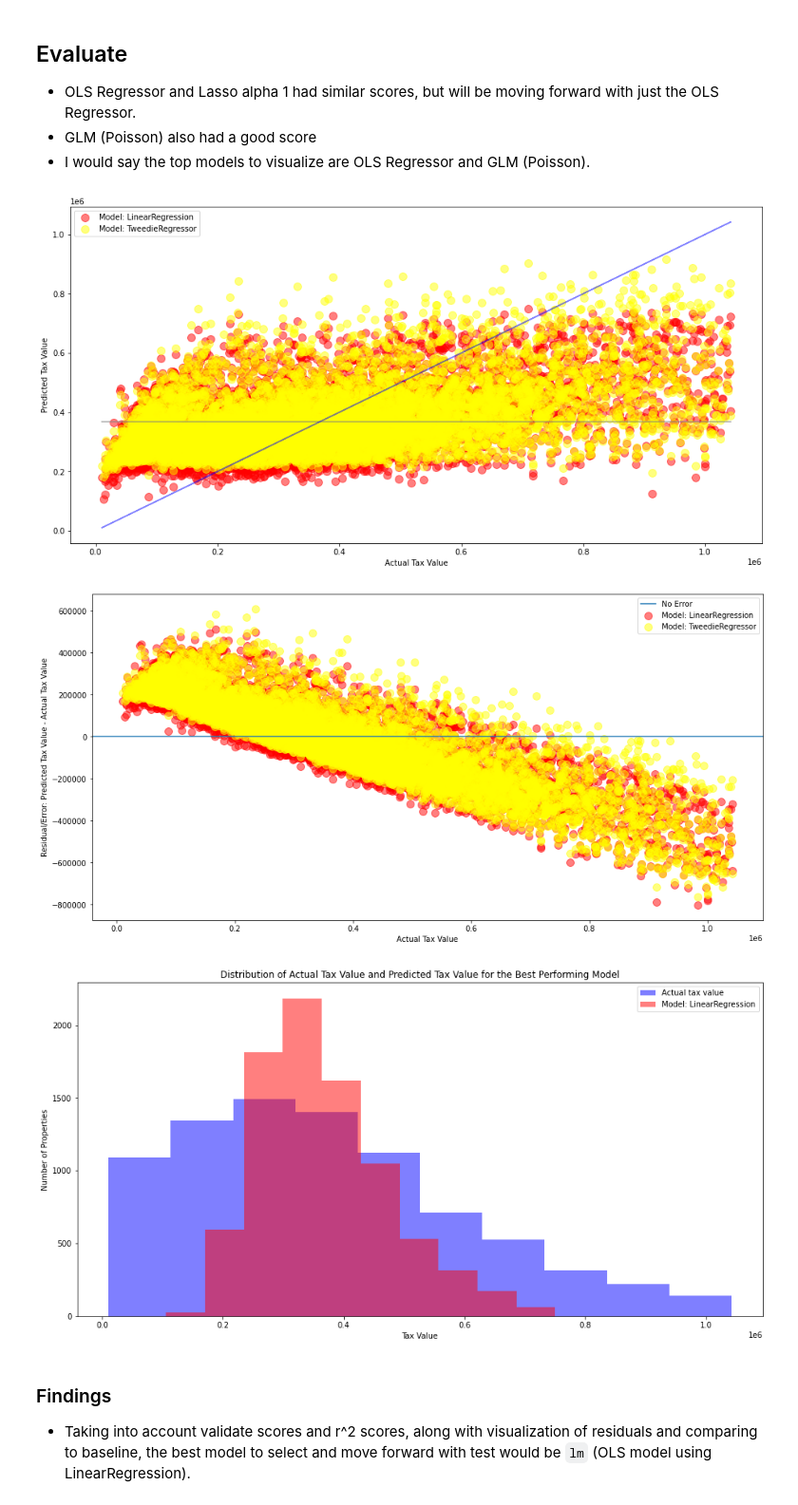
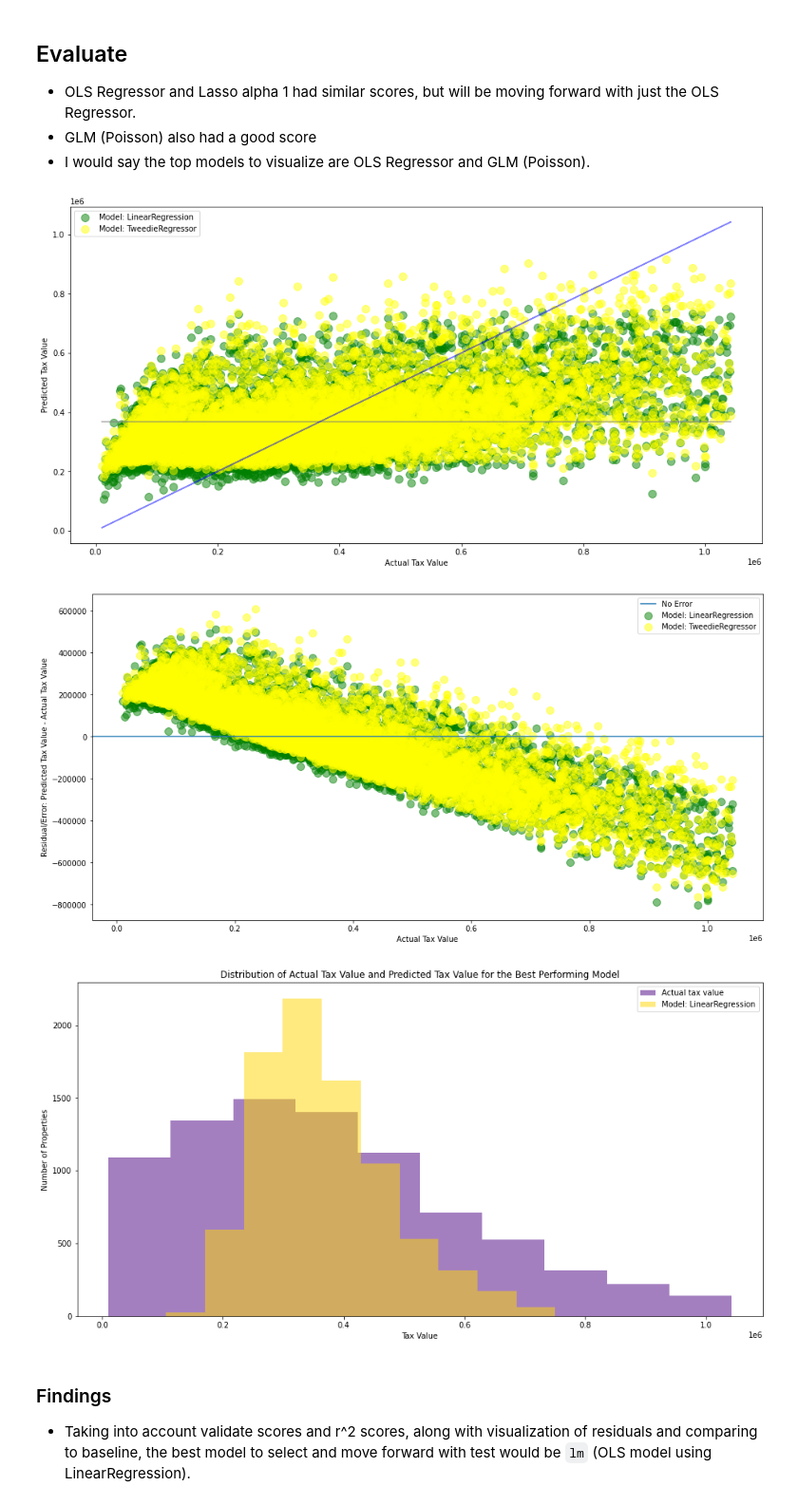
Before and after one commit to aliciag92/regression-project, a Jupyter notebook: zillow-report.ipynb, the cells around one changed output. Shown at 95% size. Cells and saved outputs as stored; diff of their text form; code cells hidden in the pictures.

```diff
--- a/zillow-report.ipynb
+++ b/zillow-report.ipynb
@@ -701,7 +701,7 @@ plt.plot(y_validate.tax_value, y_validate.tax_value_pred_mean, alpha=.5, color="
 plt.plot(y_validate.tax_value, y_validate.tax_value, alpha=.5, color="blue", label='_nolegend_')
 
 plt.scatter(y_validate.tax_value, y_validate.tax_value_pred_lm,
-            alpha=.5, color="red", s=100, label="Model: LinearRegression")
+            alpha=.5, color="green", s=100, label="Model: LinearRegression")
 plt.scatter(y_validate.tax_value, y_validate.tax_value_pred_glm,
             alpha=.5, color="yellow", s=100, label="Model: TweedieRegressor")
 
@@ -711,7 +711,7 @@ plt.ylabel("Predicted Tax Value")
 
 plt.show()
 # %% [output]
-[figure, old version]
+[figure, new version]
 # %%
 #residual plots: plotting the errors in predictions
 # y_validate.head()
@@ -720,7 +720,7 @@ plt.figure(figsize=(16,8))
 plt.axhline(label="No Error")
 
 plt.scatter(y_validate.tax_value, y_validate.tax_value_pred_lm - y_validate.tax_value,
-            alpha=.5, color="red", s=100, label="Model: LinearRegression")
+            alpha=.5, color="green", s=100, label="Model: LinearRegression")
 plt.scatter(y_validate.tax_value, y_validate.tax_value_pred_glm - y_validate.tax_value,
             alpha=.5, color="yellow", s=100, label="Model: TweedieRegressor")
 
@@ -730,22 +730,22 @@ plt.ylabel("Residual/Error: Predicted Tax Value - Actual Tax Value")
 
 plt.show()
 # %% [output]
-[figure, old version]
+[figure, new version]
 # %%
 #histogram
 # plot to visualize actual vs predicted.
 plt.figure(figsize=(16,8))
 
-plt.hist(y_validate.tax_value, color='blue', alpha=.5, label="Actual tax value")
-plt.hist(y_validate.tax_value_pred_lm, color='red', alpha=.5, label="Model: LinearRegression")
+plt.hist(y_validate.tax_value, color='indigo', alpha=.5, label="Actual tax value")
+plt.hist(y_validate.tax_value_pred_lm, color='gold', alpha=.5, label="Model: LinearRegression")
 
 plt.xlabel("Tax Value")
 plt.ylabel("Number of Properties")
 plt.title("Distribution of Actual Tax Value and Predicted Tax Value for the Best Performing Model")
 plt.legend()
 plt.show()
 # %% [output]
-[figure, old version]
+[figure, new version]
 # %% [markdown]
 ### Findings
 - Taking into account validate scores and r^2 scores, along with visualization of residuals and comparing to baseline, the best model to select and move forward with test would be `lm` (OLS model using LinearRegression).
```
